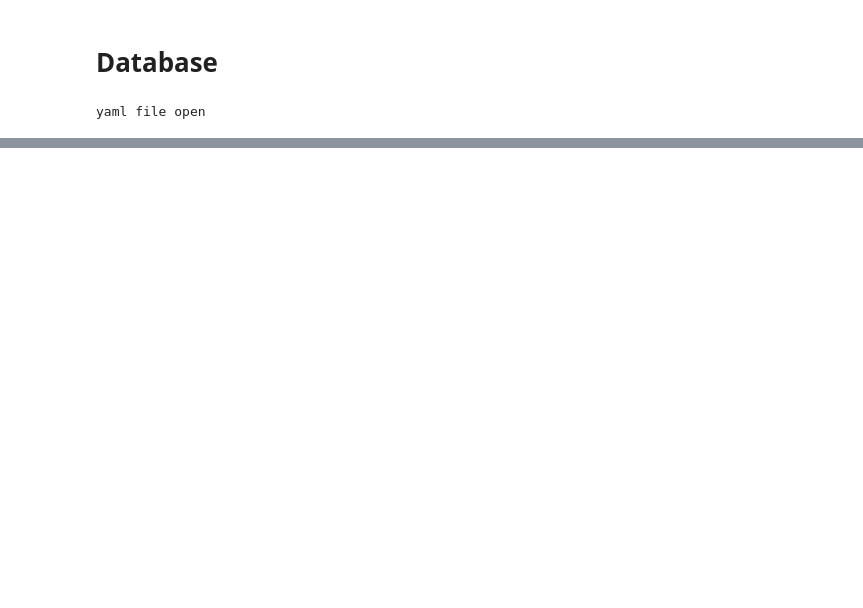
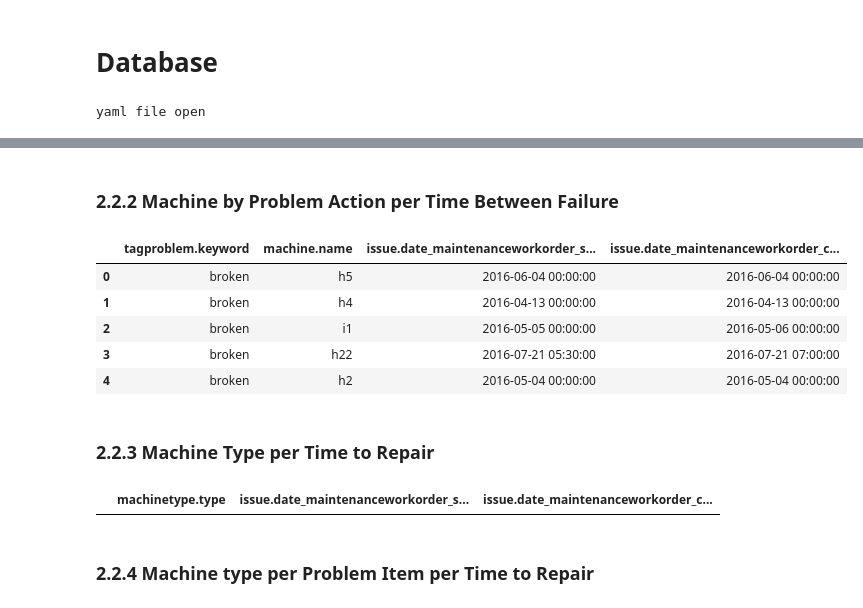
Before and after one commit to usnistgov/nestor, a Jupyter notebook: database_storage/KPI.ipynb, the cells around one changed output, grey strips where cells are left out. Saved outputs shown, nothing was run; the diff lists cells and outputs as text; code cells hidden in the pictures; blank space fills up the shorter version.

```diff
--- a/database_storage/KPI.ipynb
+++ b/database_storage/KPI.ipynb
@@ -118,0 +195,10 @@ issue.description_of_problem
+# %%
+itemAsProblem = OperandTagItemAsProblem(result = "keyword", databaseInfo = database.schema)
+machine = OperandMachine(result = "name", databaseInfo = database.schema)
+machinetype = OperandMachine(result = "type", databaseInfo = database.schema)
+technician = OperandTechnician(result = "name", databaseInfo = database.schema)
+problemitem = OperandTagProblemItem(result = "keyword", databaseInfo = database.schema)
+problem = OperandTagProblem(result = "keyword", databaseInfo = database.schema)
+
+issue_dateMWOstart = OperandIssue(result = "date_maintenanceworkorder_start", databaseInfo = database.schema)
+issue_dateMWOend = OperandIssue(result = "date_maintenanceworkorder_completion", databaseInfo = database.schema)
@@ -118,0 +267,23 @@ issue.description_of_problem
+# %% [markdown]
+### 2.2.2 Machine by Problem Action per Time Between Failure
+# %%
+kpi = machine + problem + issue_dateMWOstart + issue_dateMWOend
+df = resultToObservationDataframe(database.runQuery(kpi.cypher_filterQuery())[1])
+df.head()
+# %% [output]
+|  | tagproblem.keyword | machine.name | issue.date_maintenanceworkorder_s... | issue.date_maintenanceworkorder_c... |
+| 0 | broken | h5 | 2016-06-04 00:00:00 | 2016-06-04 00:00:00 |
+| 1 | broken | h4 | 2016-04-13 00:00:00 | 2016-04-13 00:00:00 |
+| 2 | broken | i1 | 2016-05-05 00:00:00 | 2016-05-06 00:00:00 |
+| 3 | broken | h22 | 2016-07-21 05:30:00 | 2016-07-21 07:00:00 |
+| 4 | broken | h2 | 2016-05-04 00:00:00 | 2016-05-04 00:00:00 |
+# %% [markdown]
+### 2.2.3 Machine Type per Time to Repair
+# %%
+kpi = machinetype + issue_dateMWOstart + issue_dateMWOend
+df = resultToObservationDataframe(database.runQuery(kpi.cypher_filterQuery())[1])
+df.head()
+# %% [output]
+|  | machinetype.type | issue.date_maintenanceworkorder_s... | issue.date_maintenanceworkorder_c... |
+# %% [markdown]
+### 2.2.4 Machine type per Problem Item per Time to Repair
```
Also changed, not shown: parts of 81 cells of this notebook, 2 other files.
